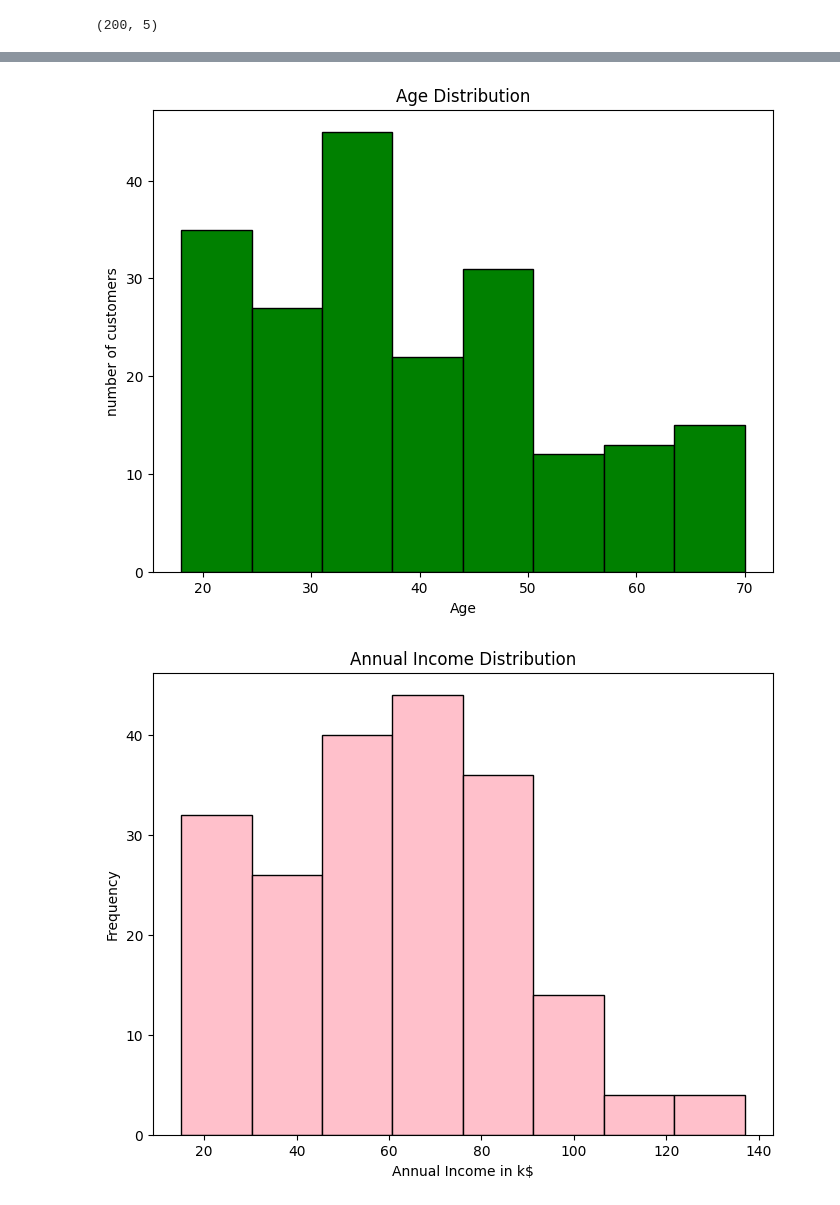
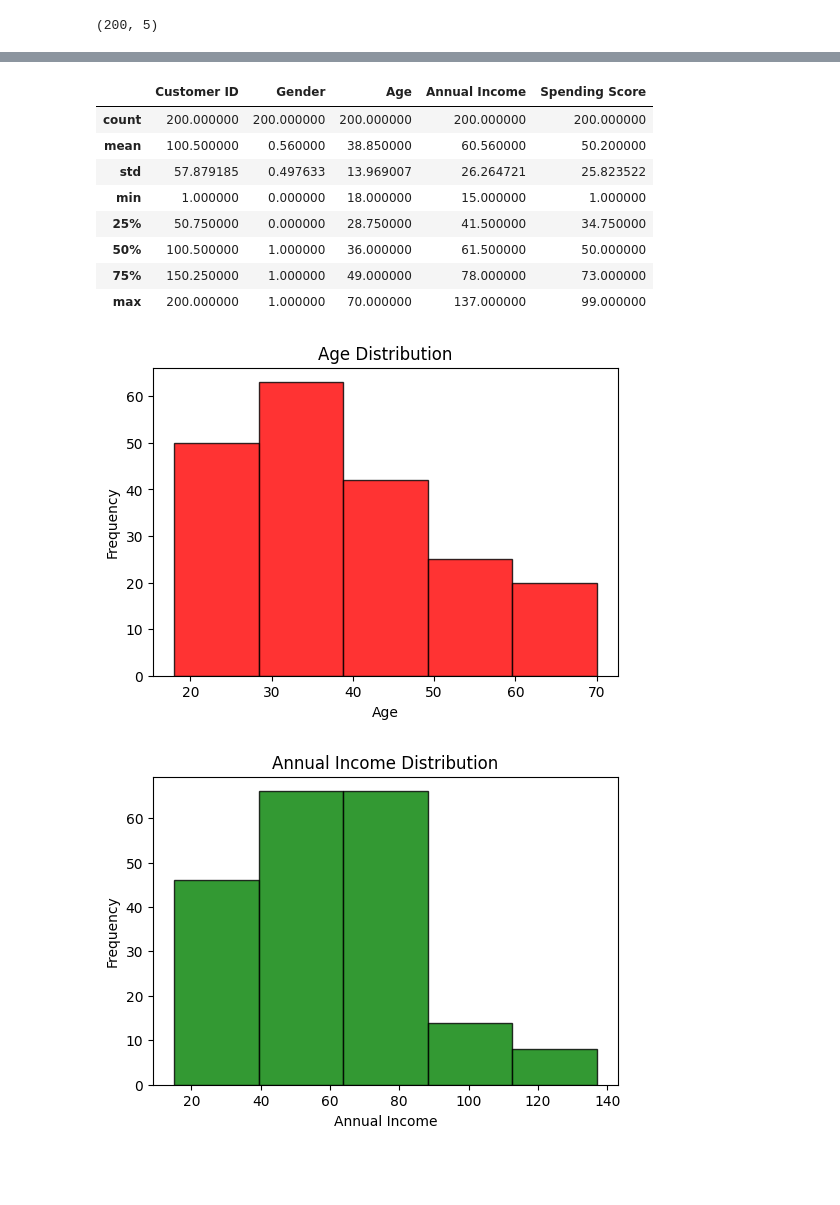
Before and after one commit to Anjali0421/summer-course, a Jupyter notebook: EDA.ipynb, the cells around one changed output, grey strips where cells are left out. Drawn from its saved outputs; the diff is of its cells as text; code cells hidden in the pictures; blank space fills up the shorter version.

```diff
--- a/EDA.ipynb
+++ b/EDA.ipynb
@@ -40,24 +32,36 @@ plt.show()
+# %%
+df.describe()
+# %% [output]
+|  | Customer ID | Gender | Age | Annual Income | Spending Score |
+| count | 200.000000 | 200.000000 | 200.000000 | 200.000000 | 200.000000 |
+| mean | 100.500000 | 0.560000 | 38.850000 | 60.560000 | 50.200000 |
+| std | 57.879185 | 0.497633 | 13.969007 | 26.264721 | 25.823522 |
+| min | 1.000000 | 0.000000 | 18.000000 | 15.000000 | 1.000000 |
+| 25% | 50.750000 | 0.000000 | 28.750000 | 41.500000 | 34.750000 |
+| 50% | 100.500000 | 1.000000 | 36.000000 | 61.500000 | 50.000000 |
+| 75% | 150.250000 | 1.000000 | 49.000000 | 78.000000 | 73.000000 |
+| max | 200.000000 | 1.000000 | 70.000000 | 137.000000 | 99.000000 |
 # %%
 # Create histogram for age distribution
-plt.figure(figsize=(8, 6))
-plt.hist(df['Age'], bins=8, edgecolor= 'black', color='green')
+plt.figure(figsize=(6, 4))
+plt.hist(df['Age'],color='red',edgecolor= 'black',bins=5,alpha=0.8)
 plt.title('Age Distribution')
 plt.xlabel('Age')
-plt.ylabel('number of customers')
+plt.ylabel('Frequency')
 plt.savefig('age_histogram.png')
 plt.show()
 # %% [output]
-[figure, old version]
+[figure, new version]
 # %%
 # Create histogram for annual income distribution
-plt.figure(figsize=(8, 6))
-plt.hist(df['Annual Income'], bins=8, edgecolor= 'black', color='pink')
+plt.figure(figsize=(6, 4))
+plt.hist(df['Annual Income'],color='green',edgecolor= 'black',bins=5,alpha=0.8)
 plt.title('Annual Income Distribution')
-plt.xlabel('Annual Income in k$')
+plt.xlabel('Annual Income')
 plt.ylabel('Frequency')
 plt.savefig('annual_income_histogram.png')
 plt.show()
 # %% [output]
-[figure, old version]
+[figure, new version]
 # %%
 # Create histogram for spending score distribution
```
Also changed, not shown: parts of 8 cells of this notebook.
